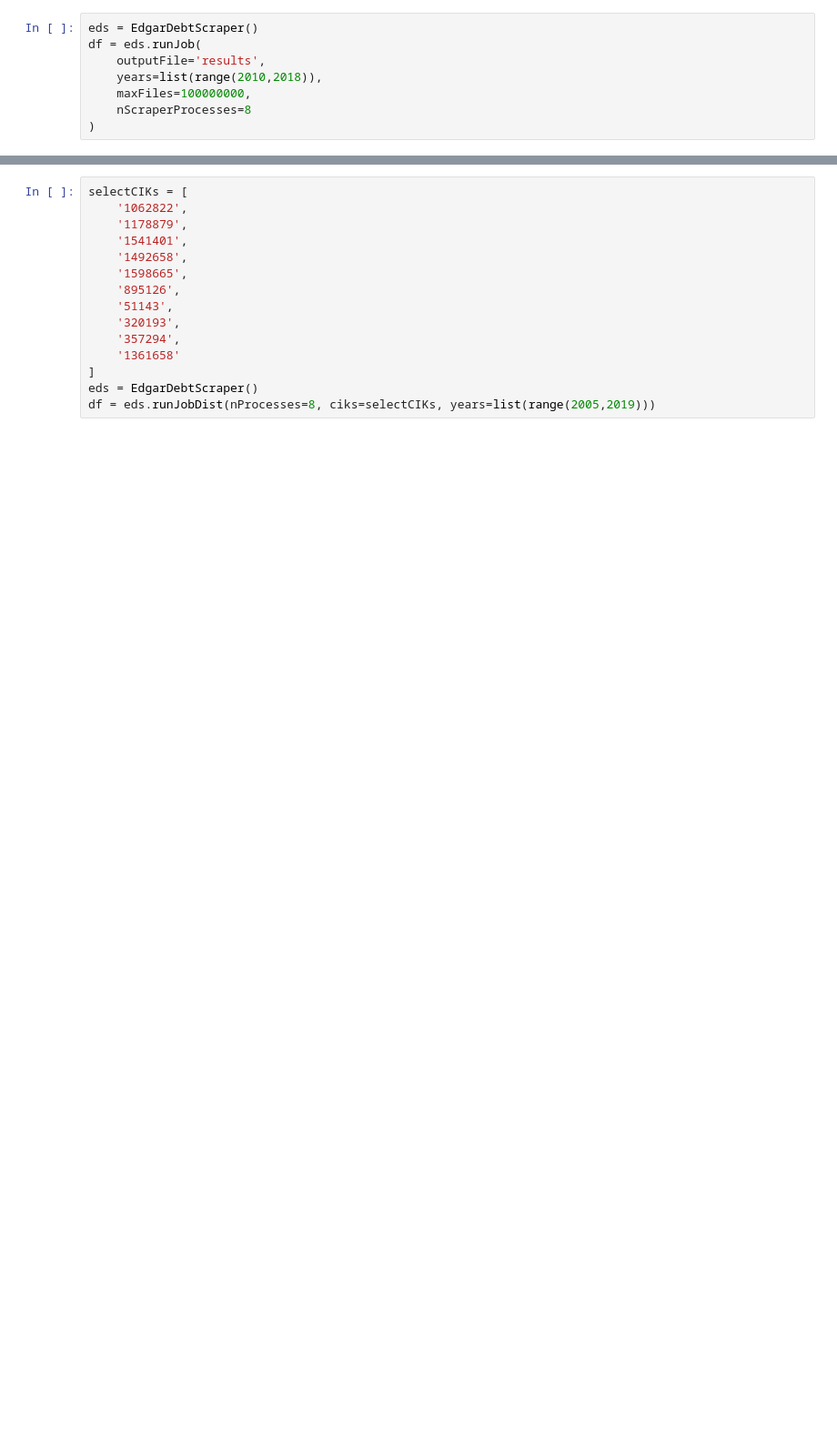
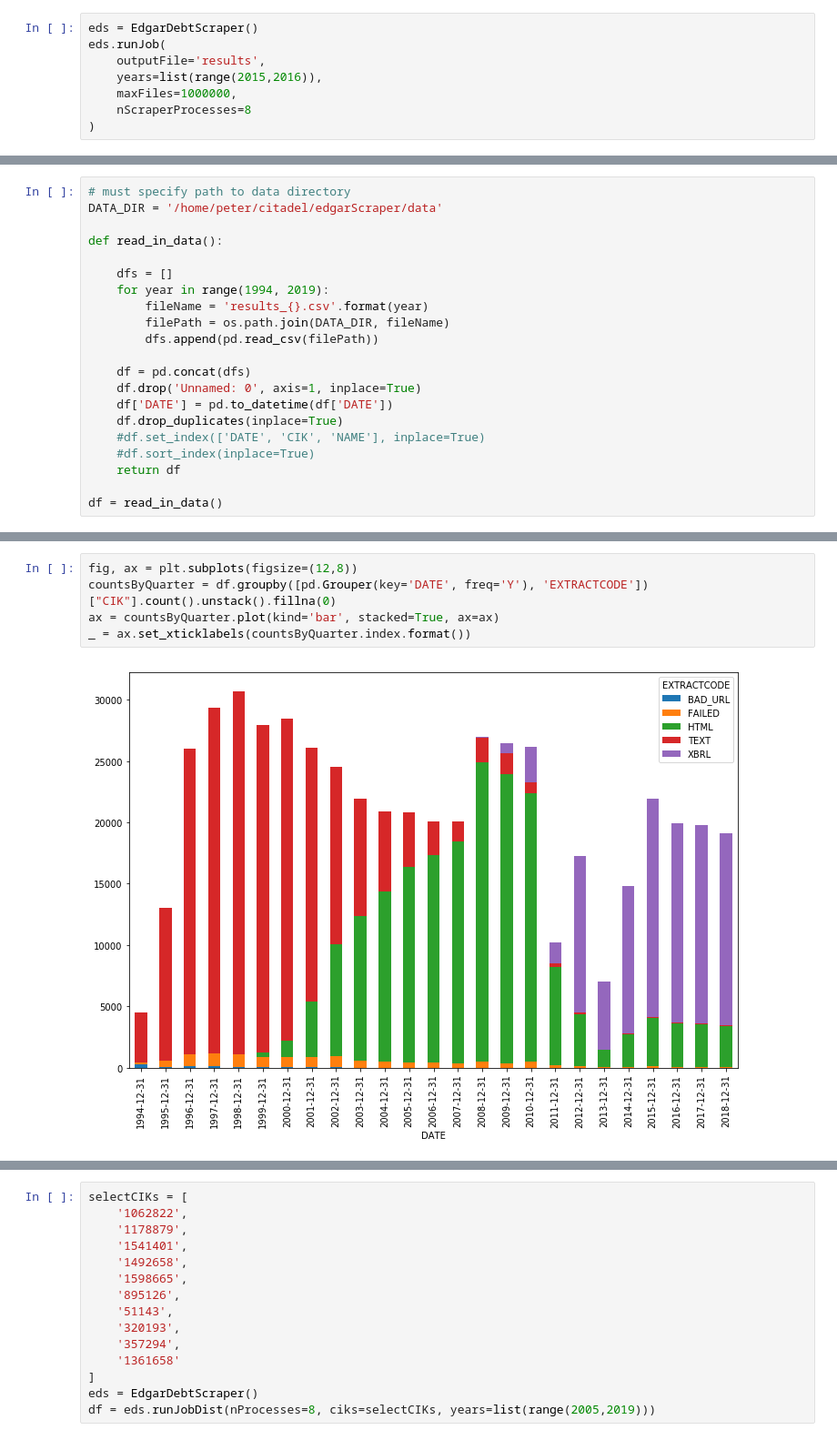
Before and after one commit to petercwill/edgarScraper, a Jupyter notebook: notebooks/Untitled.ipynb, the cells around one changed output, grey strips where cells are left out. Shown at 91% size. Saved outputs shown, nothing was run; the diff lists cells and outputs as text; blank space fills up the shorter version.

```diff
--- a/notebooks/Untitled.ipynb
+++ b/notebooks/Untitled.ipynb
@@ -6,9 +13,9 @@ from edgarScraper.edgarDebtScraper1 import EdgarDebtScraper
 # %%
 eds = EdgarDebtScraper()
-df = eds.runJob(
+eds.runJob(
     outputFile='results',
-    years=list(range(2010,2018)),
-    maxFiles=100000000,
+    years=list(range(2015,2016)),
+    maxFiles=1000000,
     nScraperProcesses=8
 )
 # %% [output]
@@ -55,0 +40,21 @@ df.sort_index()
+# %%
+# must specify path to data directory
+DATA_DIR = '/home/peter/citadel/edgarScraper/data'
+
+def read_in_data():
+
+    dfs = []
+    for year in range(1994, 2019):
+        fileName = 'results_{}.csv'.format(year)
+        filePath = os.path.join(DATA_DIR, fileName)
+        dfs.append(pd.read_csv(filePath))
+
+    df = pd.concat(dfs)
+    df.drop('Unnamed: 0', axis=1, inplace=True)
+    df['DATE'] = pd.to_datetime(df['DATE'])
+    df.drop_duplicates(inplace=True)
+    #df.set_index(['DATE', 'CIK', 'NAME'], inplace=True)
+    #df.sort_index(inplace=True)
+    return df
+
+df = read_in_data()
@@ -55,0 +85,7 @@ df.sort_index()
+# %%
+fig, ax = plt.subplots(figsize=(12,8))
+countsByQuarter = df.groupby([pd.Grouper(key='DATE', freq='Y'), 'EXTRACTCODE'])["CIK"].count().unstack().fillna(0)
+ax = countsByQuarter.plot(kind='bar', stacked=True, ax=ax)
+_ = ax.set_xticklabels(countsByQuarter.index.format())
+# %% [output]
+[figure, added]
```
Also changed, not shown: parts of 15 cells of this notebook, 14 other files.
